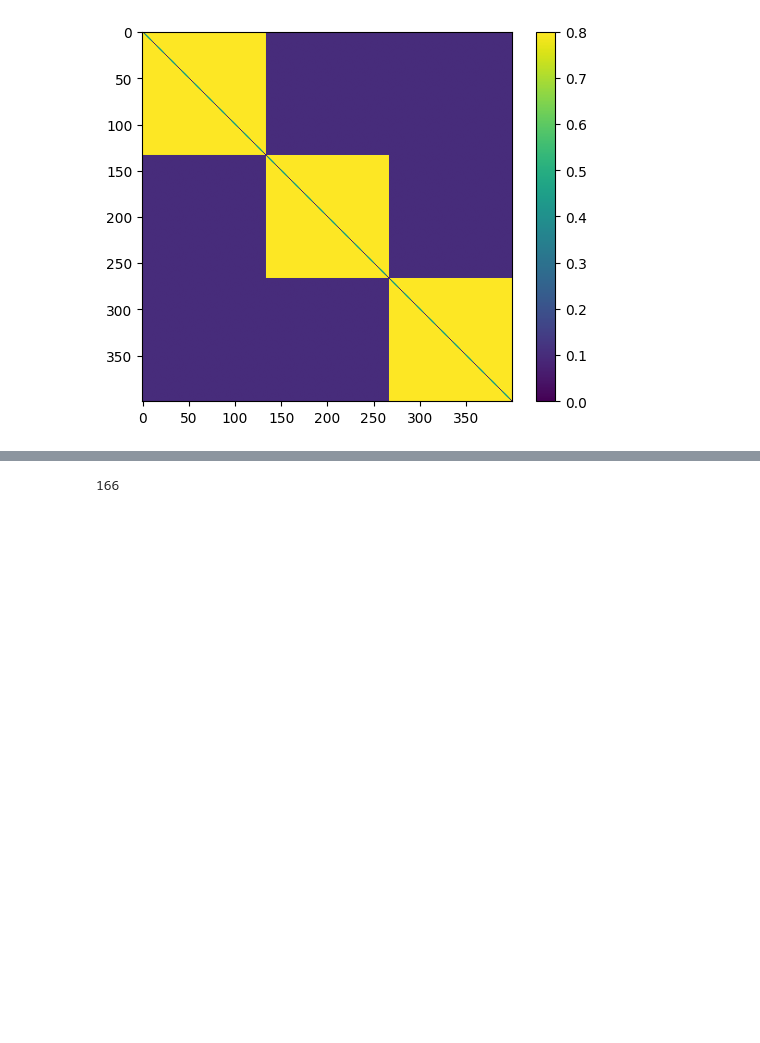
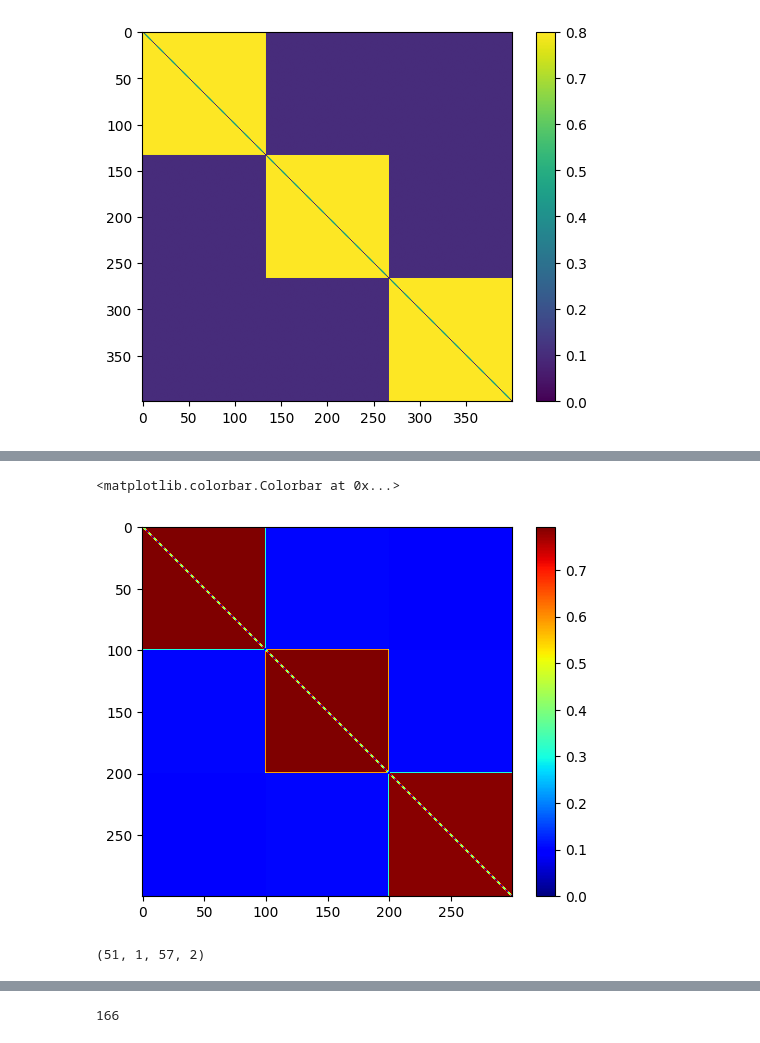
Before and after one commit to dufourc1/pygraphon, a Jupyter notebook: dev/2022_10_01_test_estimators.ipynb, the cells around one changed output, grey strips where cells are left out. Saved outputs shown, nothing was run; the diff lists cells and outputs as text; code cells hidden in the pictures; blank space fills up the shorter version.

```diff
--- a/dev/2022_10_01_test_estimators.ipynb
+++ b/dev/2022_10_01_test_estimators.ipynb
@@ -104,0 +86,6 @@ my_hist.fit(graph= A, bandwidthHist= 0.3)
+# %%
+plt.imshow(my_hist.get_graphon()._get_edge_probabilities(300,False,True), cmap = "jet")
+plt.colorbar()
+# %% [output]
+<matplotlib.colorbar.Colorbar at 0x...>
+[figure, added]
@@ -104,0 +100,4 @@ my_hist.fit(graph= A, bandwidthHist= 0.3)
+# %%
+swap[0],assignment_swap.labels[swap[0]], swap[1], assignment_swap.labels[swap[1]],
+# %% [output]
+(51, 1, 57, 2)
```
Also changed, not shown: parts of 25 cells of this notebook, 6 other files.
